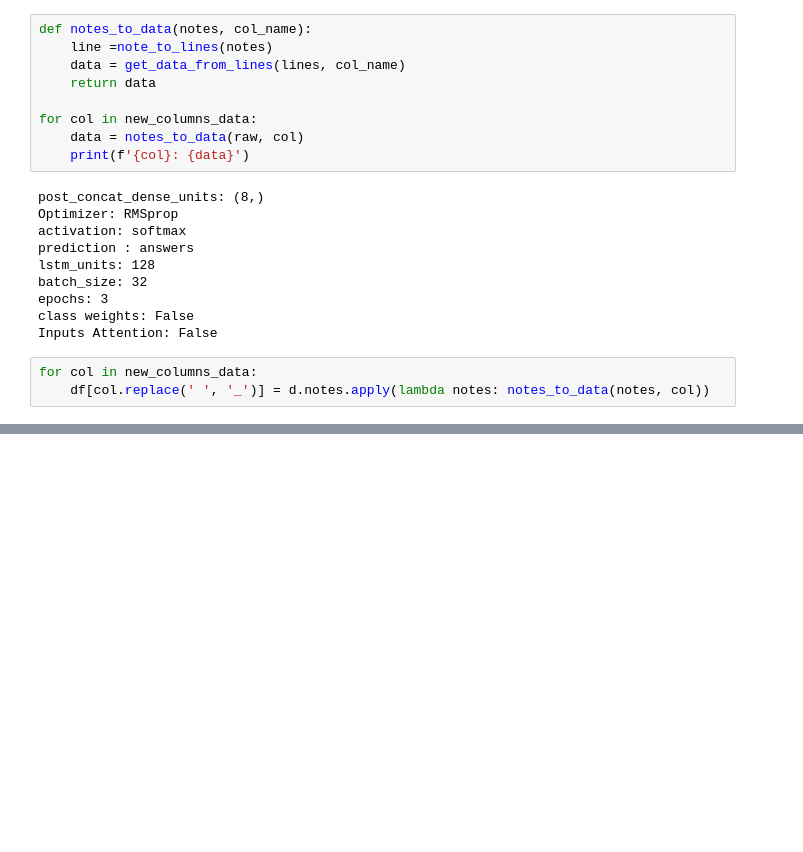
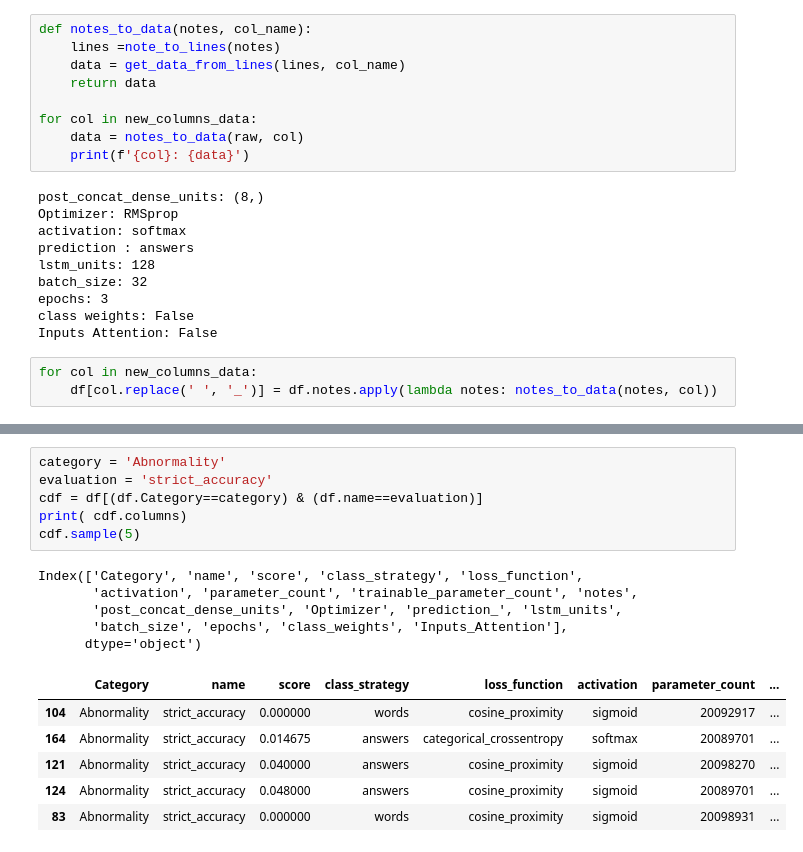
Before and after one commit to turner11/VQA-MED, a Jupyter notebook: VQA-MED/VQA.Python/plot_models_stats.ipynb, the cells around one changed output, grey strips where cells are left out. Saved outputs shown, nothing was run; the diff lists cells and outputs as text; blank space fills up the shorter version.

```diff
--- a/VQA-MED/VQA.Python/plot_models_stats.ipynb
+++ b/VQA-MED/VQA.Python/plot_models_stats.ipynb
@@ -88,7 +92,7 @@ def get_data_from_lines(lines, col_name):
 #     print(f'{col}: {data}')
 # %%
 def notes_to_data(notes, col_name):
-    line =note_to_lines(notes)
+    lines =note_to_lines(notes)
     data = get_data_from_lines(lines, col_name)
     return data
 
@@ -107,4 +111,4 @@ class weights: False
 Inputs Attention: False
 # %%
 for col in new_columns_data:
-    df[col.replace(' ', '_')] = d.notes.apply(lambda notes: notes_to_data(notes, col))
+    df[col.replace(' ', '_')] = df.notes.apply(lambda notes: notes_to_data(notes, col))
@@ -119,0 +135,18 @@ df.head()
+# %%
+category = 'Abnormality'
+evaluation = 'strict_accuracy'
+cdf = df[(df.Category==category) & (df.name==evaluation)]
+print( cdf.columns)
+cdf.sample(5)
+# %% [output]
+Index(['Category', 'name', 'score', 'class_strategy', 'loss_function',
+       'activation', 'parameter_count', 'trainable_parameter_count', 'notes',
+       'post_concat_dense_units', 'Optimizer', 'prediction_', 'lstm_units',
+       'batch_size', 'epochs', 'class_weights', 'Inputs_Attention'],
+      dtype='object')
+|  | Category | name | score | class_strategy | loss_function | activation | parameter_count | ... |
+| 104 | Abnormality | strict_accuracy | 0.000000 | words | cosine_proximity | sigmoid | 20092917 | ... |
+| 164 | Abnormality | strict_accuracy | 0.014675 | answers | categorical_crossentropy | softmax | 20089701 | ... |
+| 121 | Abnormality | strict_accuracy | 0.040000 | answers | cosine_proximity | sigmoid | 20098270 | ... |
+| 124 | Abnormality | strict_accuracy | 0.048000 | answers | cosine_proximity | sigmoid | 20089701 | ... |
+| 83 | Abnormality | strict_accuracy | 0.000000 | words | cosine_proximity | sigmoid | 20098931 | ... |
```
Also changed, not shown: parts of 8 cells of this notebook, 1 other file.
